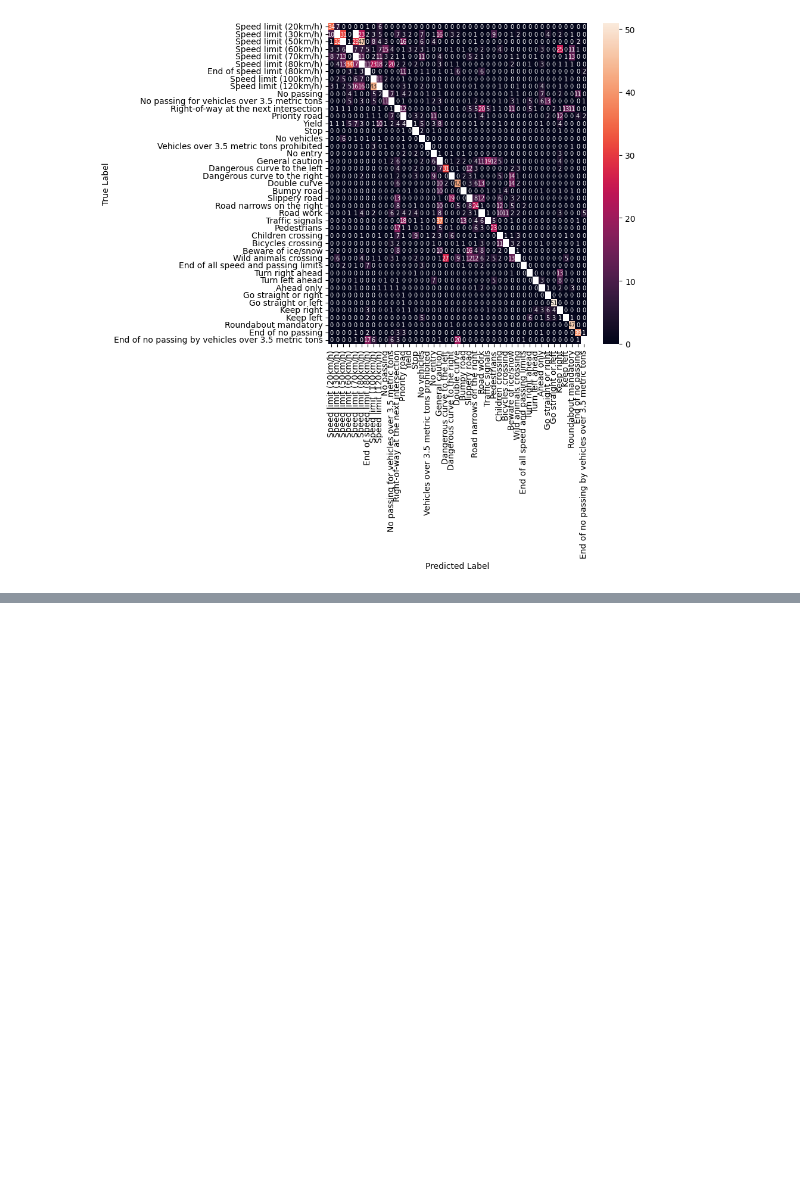
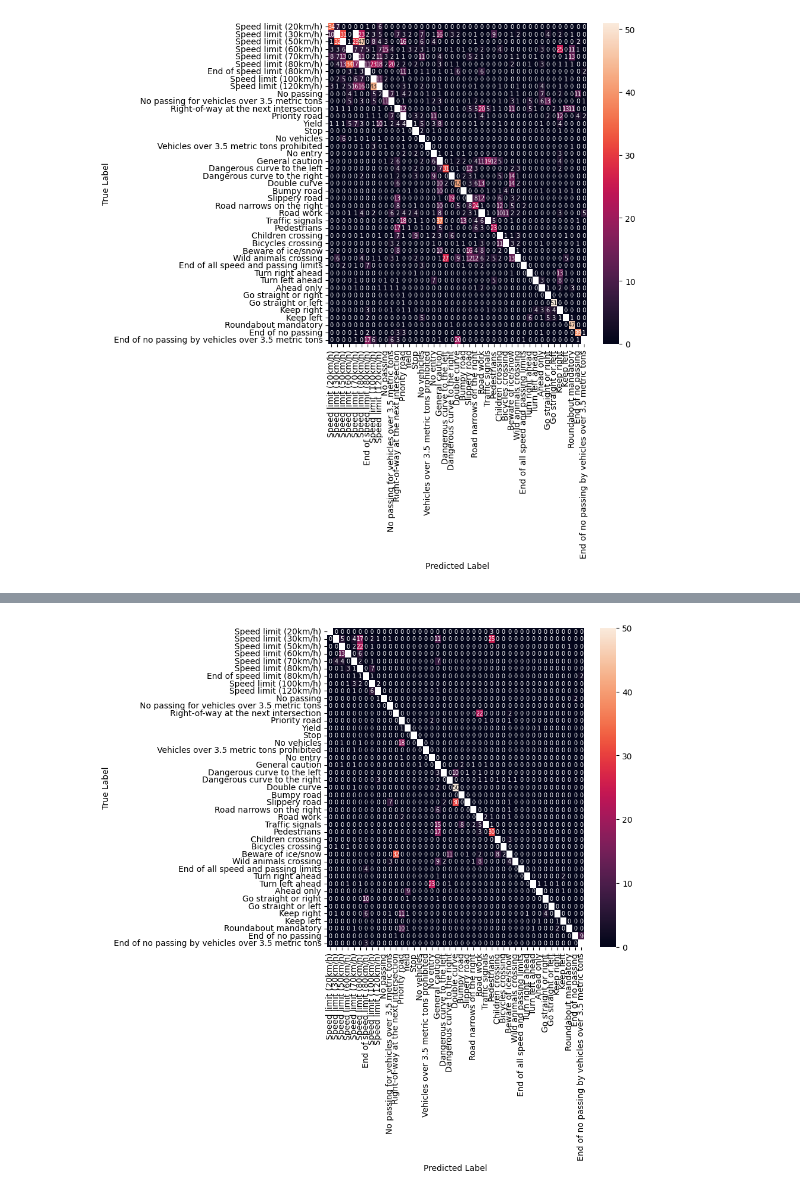
Before and after one commit to guevelel/COMP4449_Image_Classification, a Jupyter notebook: Traffic_Signs_COMP4449.ipynb, the cells around one changed output, grey strips where cells are left out. Saved outputs shown, nothing was run; the diff lists cells and outputs as text; code cells hidden in the pictures; blank space fills up the shorter version.

```diff
--- a/Traffic_Signs_COMP4449.ipynb
+++ b/Traffic_Signs_COMP4449.ipynb
@@ -609,0 +683,37 @@ plt.show()
+# %%
+#Extract the model predictions on the test set (for confusion matrix building):
+tf.random.set_seed(42)
+np.random.seed(42)
+
+pred = model.predict(X_test)
+#pred
+
+#Convert label matrices to index values for confustion matrix:
+y_preds = []
+for i in range(len(pred)):
+  y_preds.append(np.argmax(pred[i]))
+#y_preds
+
+y_act = []
+for i in range(len(y_test)):
+  y_act.append(np.argmax(y_test[i]))
+#y_act
+
+#import torch
+y_act =torch.Tensor(y_act)
+y_preds = torch.Tensor(y_preds)
+
+#Plot heatmap of classification results (masking values >50 to point out misclassifications)
+fig, ax = plt.subplots(figsize=(7,7))
+corr = confusion_matrix(y_preds, y_act)
+names = signnames.values()
+#corr/np.sum(corr), fmt='.1%'
+sns.heatmap(corr, annot=True,
+            xticklabels=names,yticklabels=names, fmt='d',annot_kws={"size": 7},
+            mask= corr >51)#,
+            #cmap="Blues")
+
+plt.ylabel('True Label')
+plt.xlabel('Predicted Label')
+plt.show()
+# %% [output]
@@ -609,0 +721 @@ plt.show()
+[figure, added]
```
Also changed, not shown: parts of 6 cells of this notebook.
